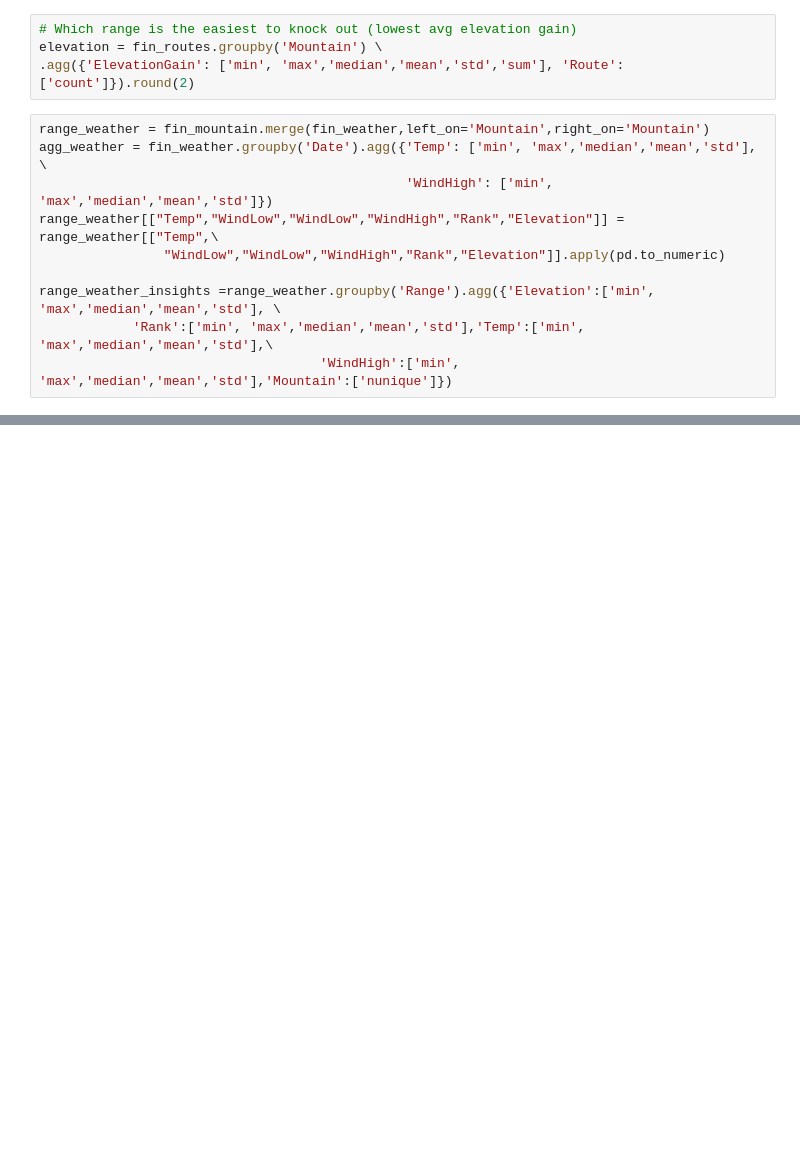
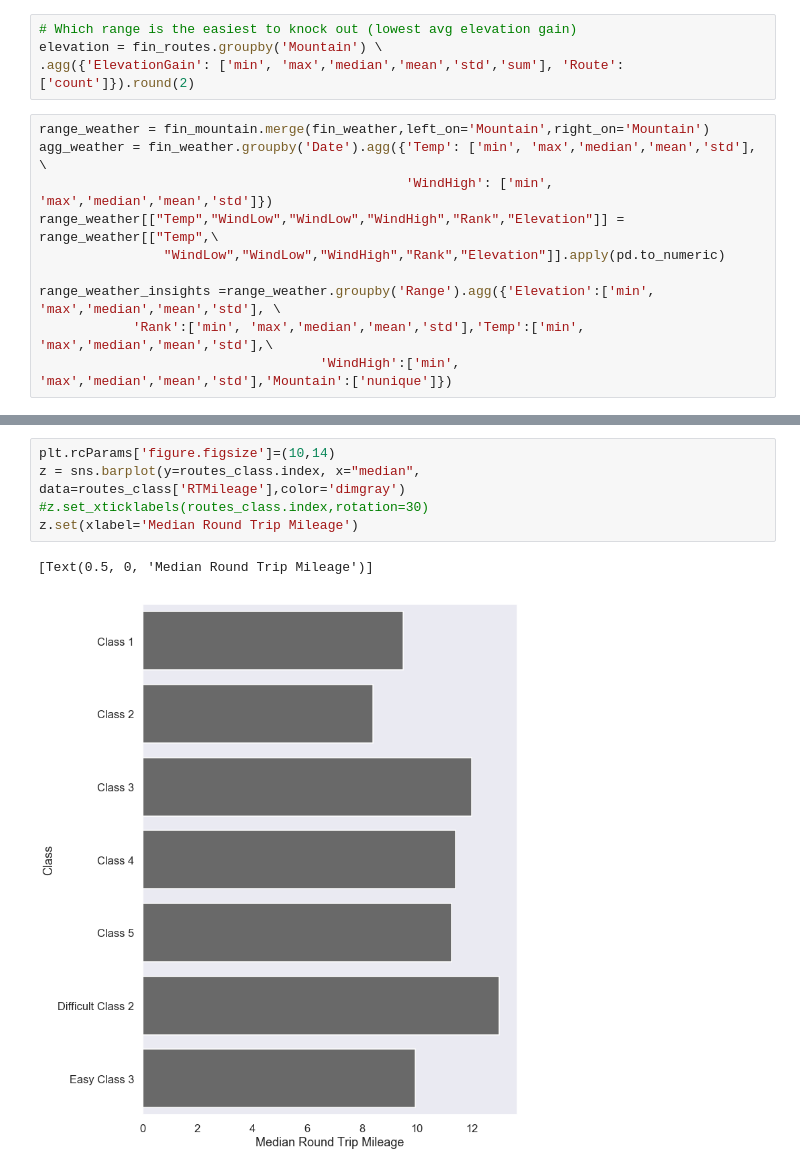
Before and after one commit to chanelle7/ENIAC, a Jupyter notebook: Colorado14ers.ipynb, the cells around one changed output, grey strips where cells are left out. Drawn from its saved outputs; the diff is of its cells as text; blank space fills up the shorter version.

```diff
--- a/Colorado14ers.ipynb
+++ b/Colorado14ers.ipynb
@@ -68,0 +95,8 @@ range_weather_insights =range_weather.groupby('Range').agg({'Elevation':['min',
+# %%
+plt.rcParams['figure.figsize']=(10,14)
+z = sns.barplot(y=routes_class.index, x="median", data=routes_class['RTMileage'],color='dimgray')
+#z.set_xticklabels(routes_class.index,rotation=30)
+z.set(xlabel='Median Round Trip Mileage')
+# %% [output]
+[Text(0.5, 0, 'Median Round Trip Mileage')]
+[figure, added]
```
Also changed, not shown: parts of 8 cells of this notebook.
